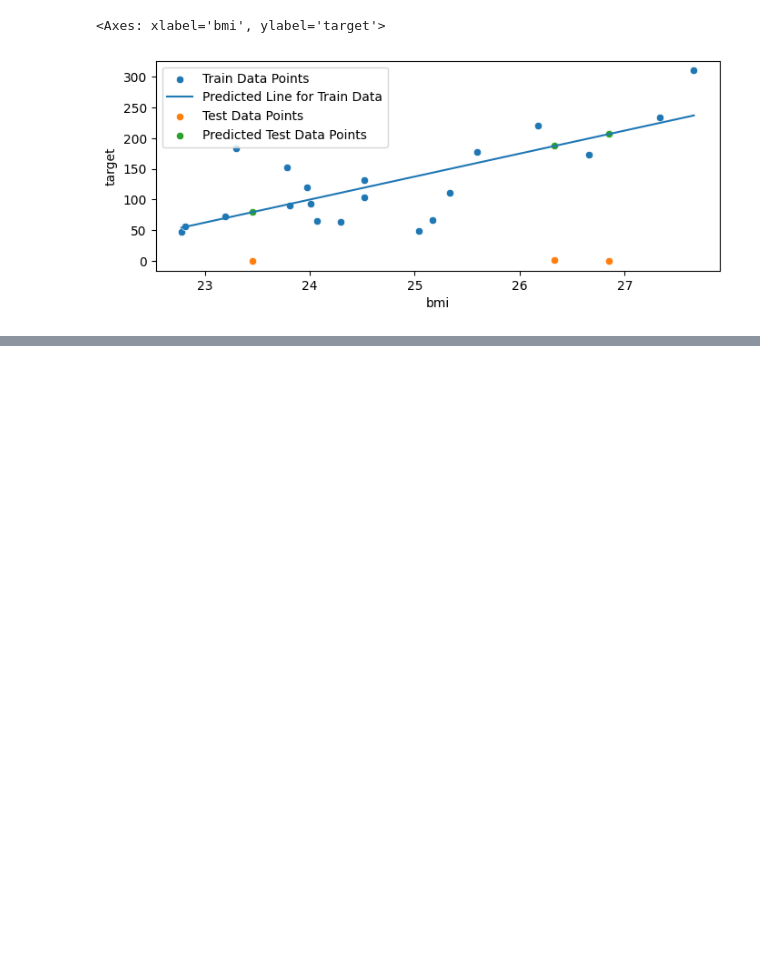
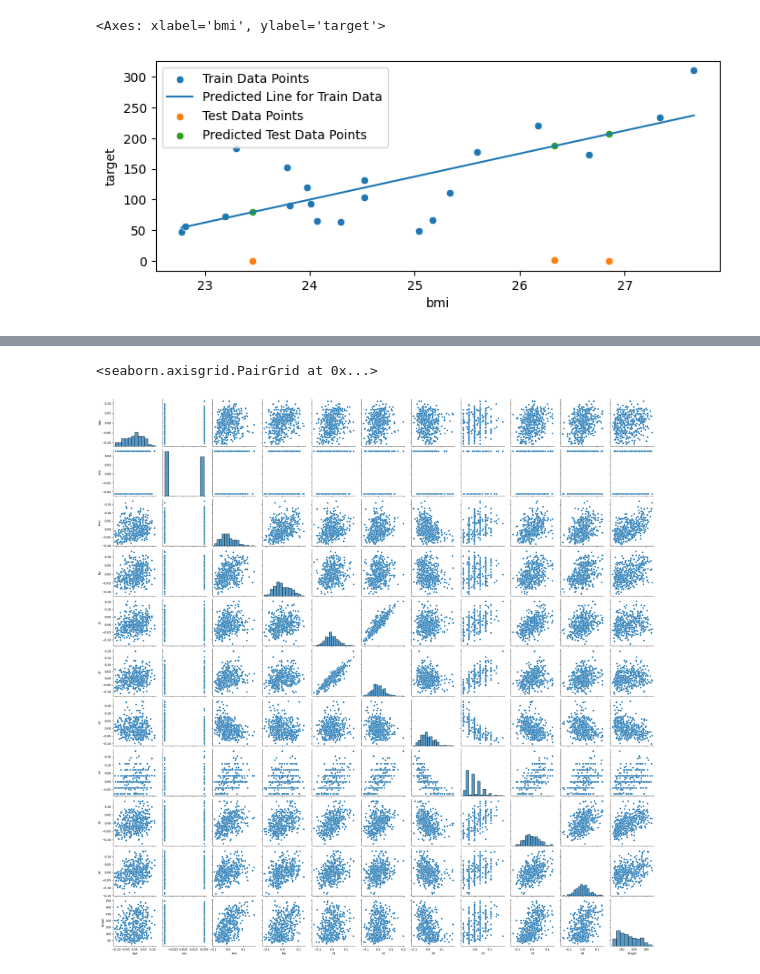
Before and after one commit to eghannoum/PlayWithAI, a Jupyter notebook: 1- Supervised Machine Learning.ipynb, the cells around one changed output, grey strips where cells are left out. Saved outputs shown, nothing was run; the diff lists cells and outputs as text; code cells hidden in the pictures; blank space fills up the shorter version.

```diff
--- a/1- Supervised Machine Learning.ipynb
+++ b/1- Supervised Machine Learning.ipynb
@@ -66,3 +66,5 @@ sns.scatterplot(x=X_test.iloc[:, 0], y=y_pred_test, label='Predicted Test Data P
 # %% [output]
 <Axes: xlabel='bmi', ylabel='target'>
 [figure]
+# %%
+df = datasets.load_diabetes(as_frame=True)
@@ -68,0 +91,2 @@ sns.scatterplot(x=X_test.iloc[:, 0], y=y_pred_test, label='Predicted Test Data P
+# %%
+X, y = df.data, df.target
@@ -68,0 +107,3 @@ sns.scatterplot(x=X_test.iloc[:, 0], y=y_pred_test, label='Predicted Test Data P
+# %%
+df = pd.concat([X, y], axis=1)
+df.head(1)
@@ -68,0 +113,5 @@ sns.scatterplot(x=X_test.iloc[:, 0], y=y_pred_test, label='Predicted Test Data P
+# %%
+sns.pairplot(df)
+# %% [output]
+<seaborn.axisgrid.PairGrid at 0x...>
+[figure, added]
```
Also changed, not shown: parts of 12 cells of this notebook.
